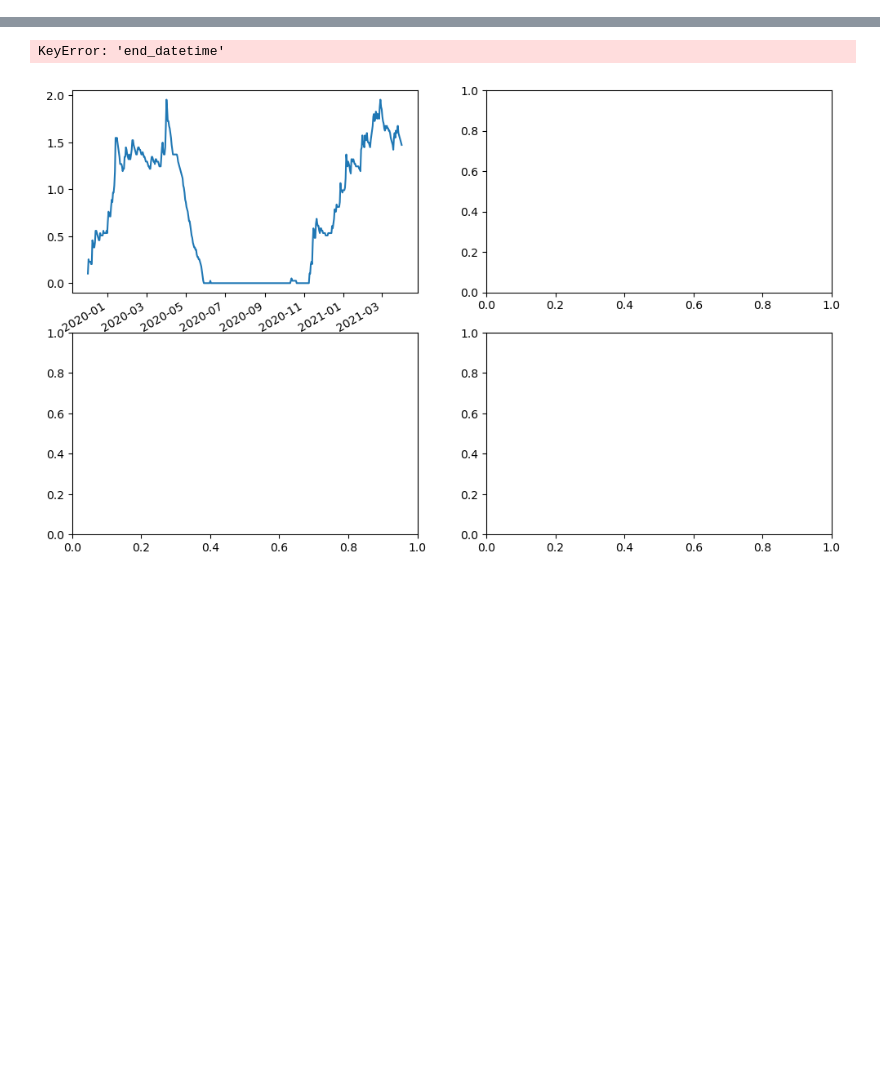
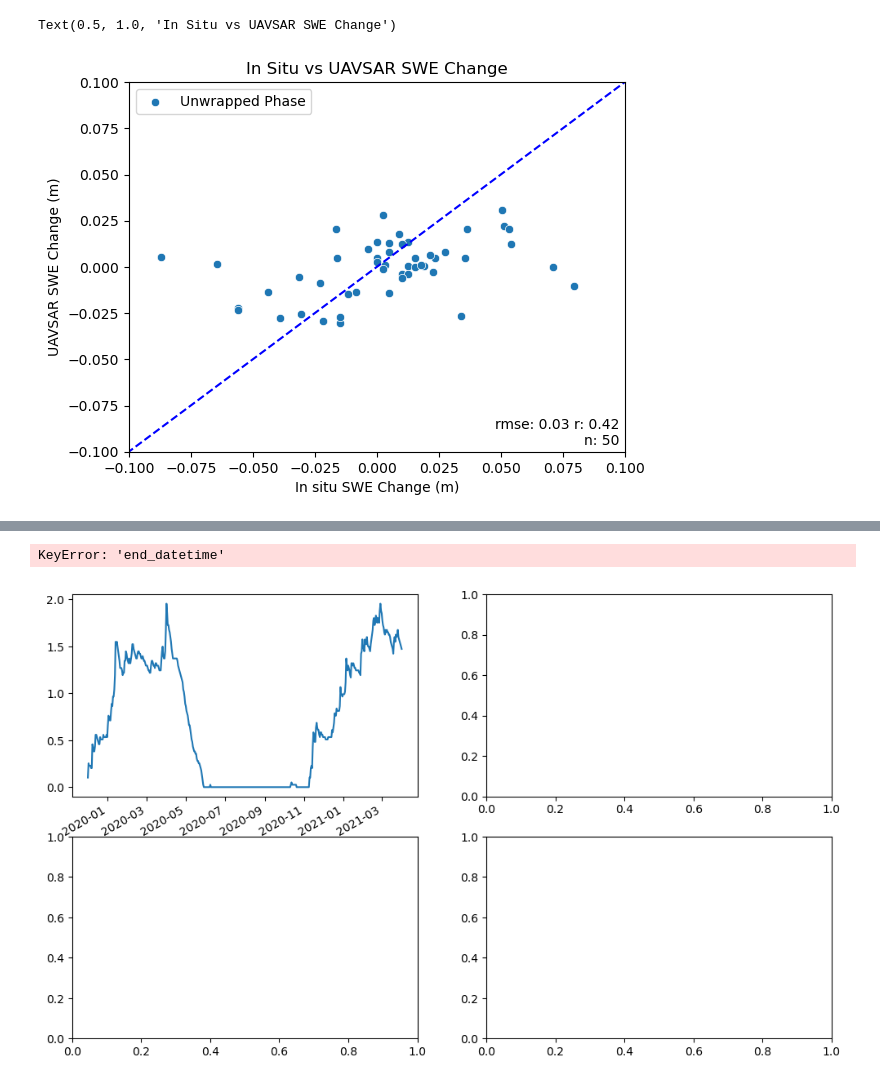
Before and after one commit to ZachHoppinen/uavsar-validation, a Jupyter notebook: src/compare/insitu/insitu_main.ipynb, the cells around one changed output, grey strips where cells are left out. Drawn from its saved outputs; the diff is of its cells as text; code cells hidden in the pictures; blank space fills up the shorter version.

```diff
--- a/src/compare/insitu/insitu_main.ipynb
+++ b/src/compare/insitu/insitu_main.ipynb
@@ -73,3 +92,17 @@ ax.set_title('In Situ vs UAVSAR Snow Depth Change')
+# %%
+fig, ax = plt.subplots()
+sns.scatterplot(insitu, x = 'dSWE', y = 'int_atm_swe', ax = ax, label = "Unwrapped Phase")
+ax.set_xlabel('In situ SWE Change (m)')
+ax.set_ylabel('UAVSAR SWE Change (m)')
+rmse, r, n = get_stats(insitu['dSWE'], insitu['int_atm_swe'])
+ax.text(s = f'rmse: {rmse:.2f} r: {r:.2f}\nn: {n}', x = 0.99, y = 0.01, ha = 'right', va = 'bottom', transform=ax.transAxes)
+ax.plot([-1,1],[-1,1], color = 'blue', linestyle = 'dashed')
+ax.set_xlim(-0.1, 0.1)
+ax.set_ylim(-0.1, 0.1)
+ax.set_title('In Situ vs UAVSAR SWE Change')
+# %% [output]
+Text(0.5, 1.0, 'In Situ vs UAVSAR SWE Change')
+[figure, added]
 # %%
 fig, ax = plt.subplots()
 sns.scatterplot(insitu, x = 'dSD', y = 'model_d_sd', ax = ax, label = "modeled")
```
Also changed, not shown: parts of 8 cells of this notebook, 4 other files.
